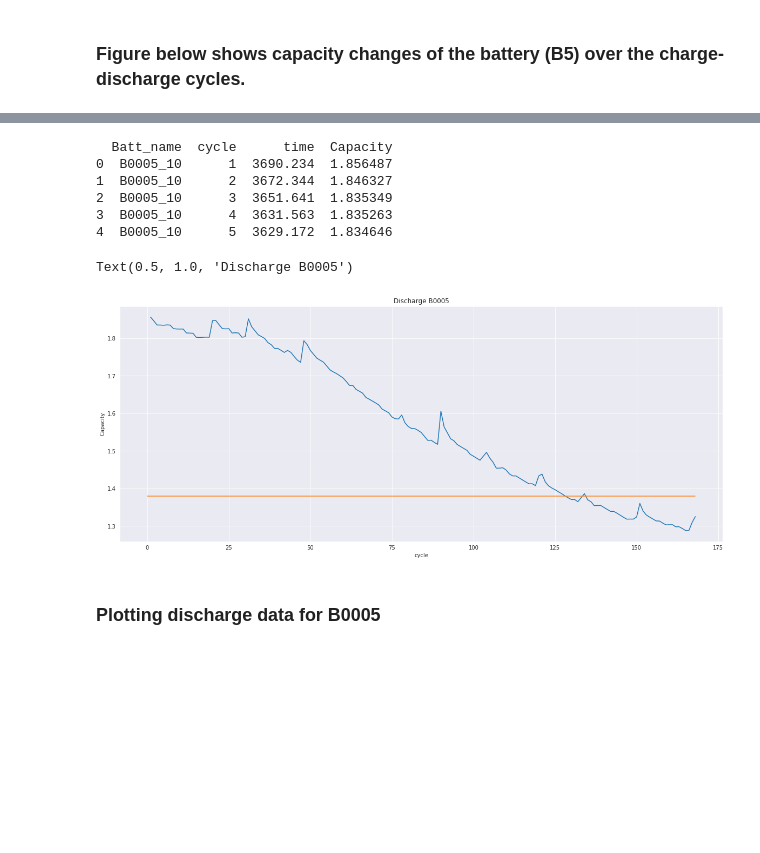
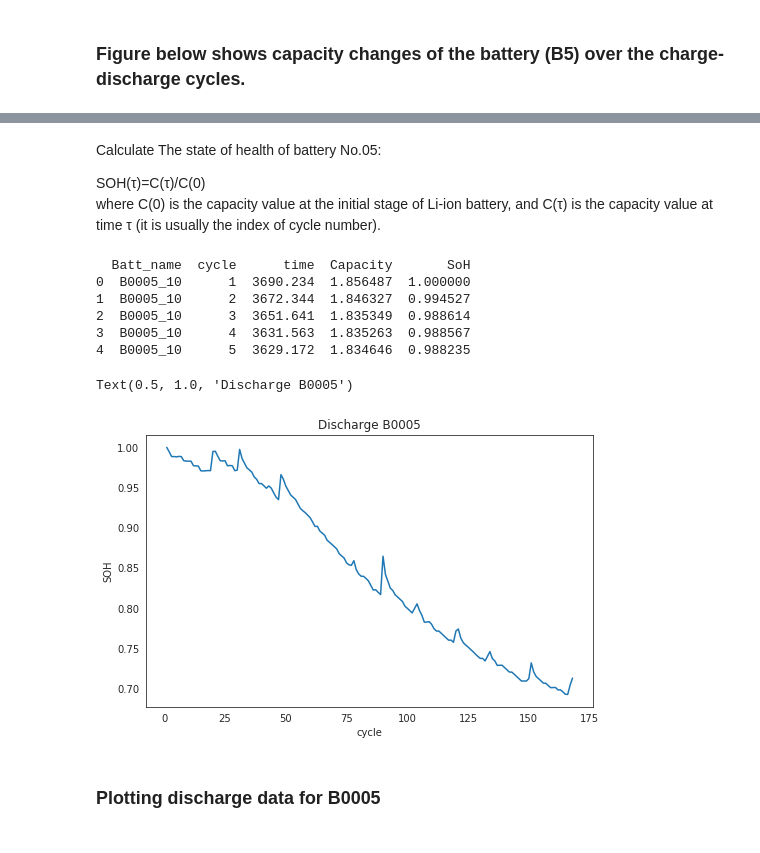
Before and after one commit to Kalrfou/CapstoneProject, a Jupyter notebook: Analysis_B0005.ipynb, the cells around one changed output, grey strips where cells are left out. Drawn from its saved outputs; the diff is of its cells as text; code cells hidden in the pictures; blank space fills up the shorter version.

```diff
--- a/Analysis_B0005.ipynb
+++ b/Analysis_B0005.ipynb
@@ -90,32 +153,41 @@ discharge[featurs].std().plot(kind='bar', figsize=(8,6), title="Features Standar
+# %% [markdown]
+<p>Calculate The state of health of battery No.05:</p>
+SOH(τ)=C(τ)/C(0)
+<p>where C(0) is the capacity value at the initial stage of Li-ion battery, and C(τ) is the capacity value at time τ (it is usually the index of cycle number).</p>
 # %%
 attrib=['Batt_name','cycle','time','Capacity']
 dis_ele=dis[attrib]
-print(dis_ele.head())
+C=dis_ele['Capacity'][0]
+#print(dis_ele['Capacity'][0])
+HoS=0
+for i in range(len(dis_ele)):
+    dis_ele['SoH']=(dis_ele['Capacity'])/C
+print(dis_ele.head(5))
 # %% [output]
-  Batt_name  cycle      time  Capacity
-0  B0005_10      1  3690.234  1.856487
-1  B0005_10      2  3672.344  1.846327
-2  B0005_10      3  3651.641  1.835349
-3  B0005_10      4  3631.563  1.835263
-4  B0005_10      5  3629.172  1.834646
+  Batt_name  cycle      time  Capacity       SoH
+0  B0005_10      1  3690.234  1.856487  1.000000
+1  B0005_10      2  3672.344  1.846327  0.994527
+2  B0005_10      3  3651.641  1.835349  0.988614
+3  B0005_10      4  3631.563  1.835263  0.988567
+4  B0005_10      5  3629.172  1.834646  0.988235
 # %%
 %matplotlib inline
 import matplotlib.pyplot as plt
 import seaborn as sns
-plot_df = dis.loc[(dis['cycle']>=1),['cycle','Capacity']]
-sns.set_style("darkgrid")
-plt.figure(figsize=(20, 8))
-plt.plot(plot_df['cycle'], plot_df['Capacity'])
+plot_df = dis_ele.loc[(dis_ele['cycle']>=1),['cycle','SoH']]
+sns.set_style("white")
+plt.figure(figsize=(8, 5))
+plt.plot(plot_df['cycle'], plot_df['SoH'])
 #Draw threshold
-plt.plot([0.,len(dis)], [1.38, 1.38])
-plt.ylabel('Capacity')
+#plt.plot([0.,len(dis)], [0.70, 0.70])
+plt.ylabel('SOH')
 # make x-axis ticks legible
 adf = plt.gca().get_xaxis().get_major_formatter()
 plt.xlabel('cycle')
 plt.title('Discharge B0005')
 # %% [output]
 Text(0.5, 1.0, 'Discharge B0005')
-[figure, old version]
+[figure, new version]
 # %% [markdown]
 <h3>Plotting discharge data for B0005<h3>
 # %%
```
Also changed, not shown: parts of 16 cells of this notebook.
